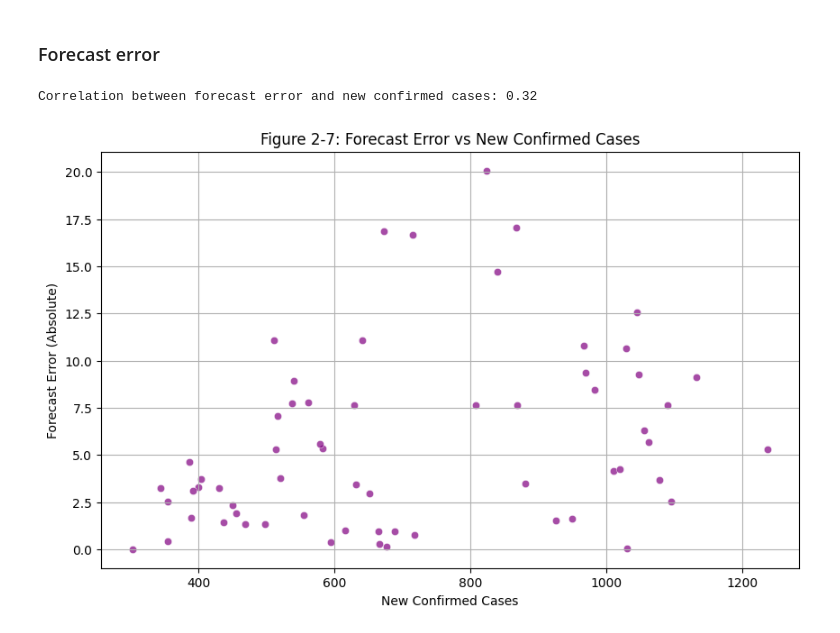
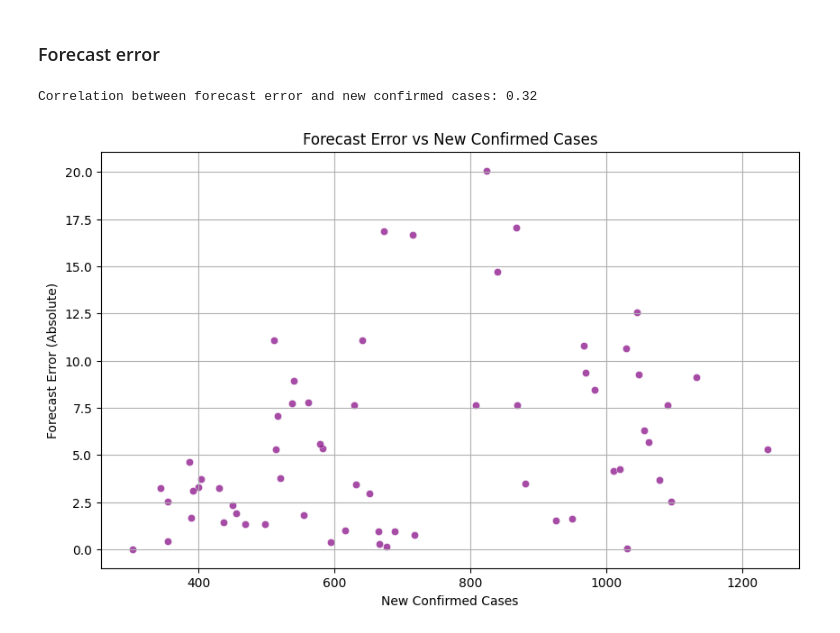
Before and after one commit to akit-a/hw_6_2, a Jupyter notebook: pandemic_sales_analysis.ipynb, the cells around one changed output. Cells and saved outputs as stored; diff of their text form; code cells hidden in the pictures.

```diff
--- a/pandemic_sales_analysis.ipynb
+++ b/pandemic_sales_analysis.ipynb
@@ -195,23 +195,23 @@ plt.show()
 # %%
 # Merge pandemic data with actual sales and forecast sales
 merged_df = pd.merge(pandemic, actual_sales, on='date', how='left')
 merged_df = pd.merge(merged_df, forecast_sales, on='date', how='left')
 
 # Calculate forecast error (absolute difference between actual and forecast)
 merged_df['forecast_error'] = abs(merged_df['actual'] - merged_df['forecast'])
 
 # Correlation between forecast error and new confirmed cases
 forecast_error_corr = merged_df[['forecast_error', 'new_confirmed']].corr().iloc[0, 1]
 print(f"Correlation between forecast error and new confirmed cases: {forecast_error_corr:.2f}")
 
 # Scatter plot of forecast error vs new confirmed cases
 plt.figure(figsize=(10, 6))
 sns.scatterplot(data=merged_df, x='new_confirmed', y='forecast_error', color='purple', alpha=0.7)
-plt.title('Figure 2-7: Forecast Error vs New Confirmed Cases')
+plt.title('Forecast Error vs New Confirmed Cases')
 plt.xlabel('New Confirmed Cases')
 plt.ylabel('Forecast Error (Absolute)')
 plt.grid(True)
 plt.show()
 # %% [output]
 Correlation between forecast error and new confirmed cases: 0.32
-[figure, old version]
+[figure, new version]
```
Also changed, not shown: parts of 5 cells of this notebook.
